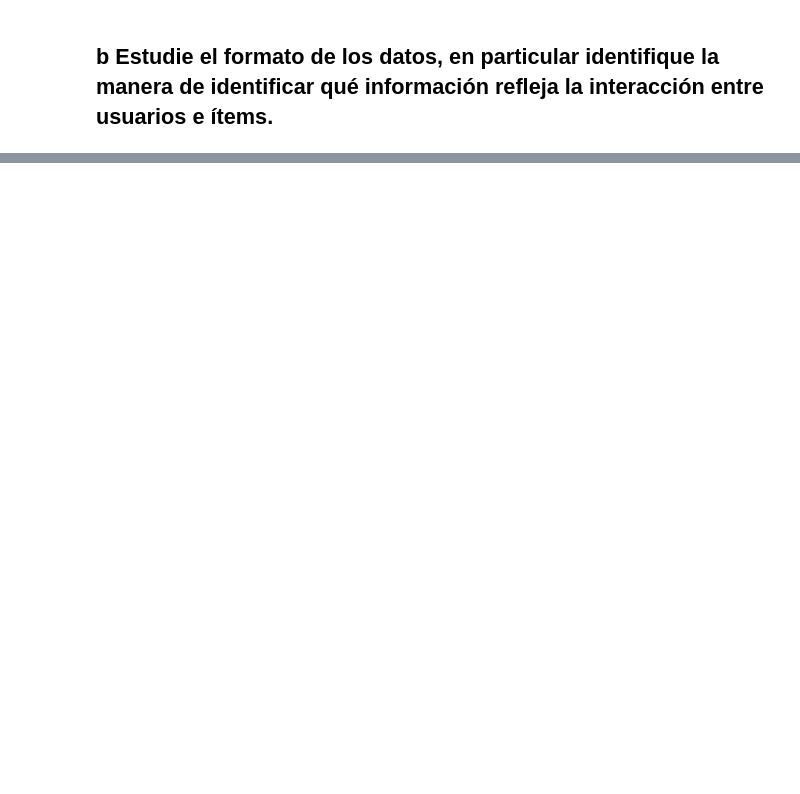
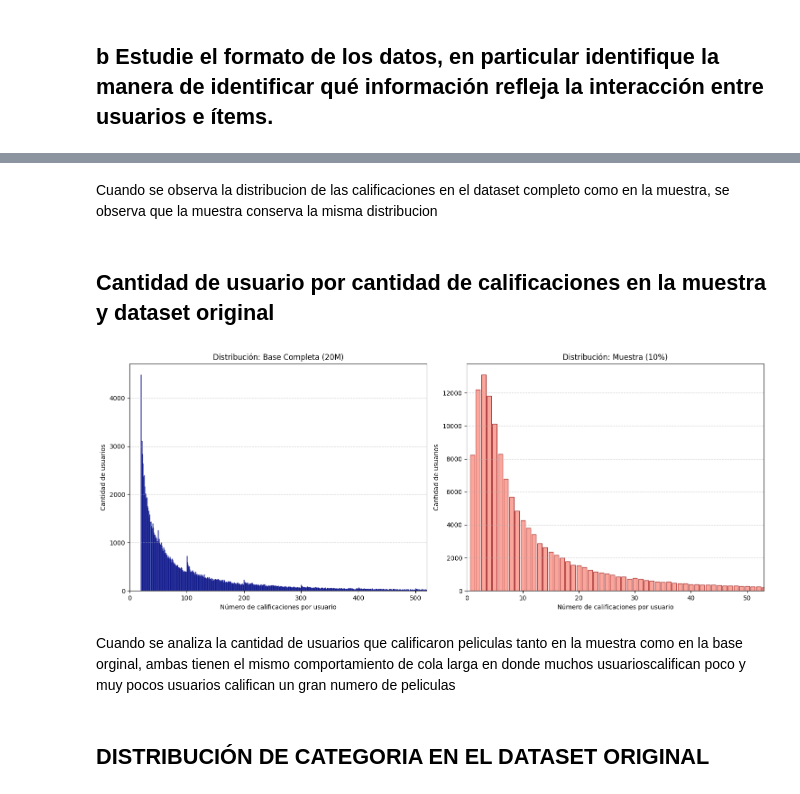
Before and after one commit to MINE4201-202601-E07/Taller-1-Notebooks, a Jupyter notebook: notebook-exploracion.ipynb, the cells around one changed output, grey strips where cells are left out. Cells and saved outputs as stored; diff of their text form; code cells hidden in the pictures; blank space fills up the shorter version.

```diff
--- a/notebook-exploracion.ipynb
+++ b/notebook-exploracion.ipynb
@@ -34,0 +128,48 @@ df_tag.head()
+# %% [markdown]
+Cuando se observa la distribucion de las calificaciones en el dataset completo como en la muestra, se observa que la muestra conserva la misma distribucion
+# %% [markdown]
+## Cantidad de usuario por cantidad de calificaciones en la muestra y dataset original
+# %%
+import matplotlib.pyplot as plt
+import numpy as np
+
+# --- 1. PROCESAMIENTO ---
+
+# Cálculo para la MUESTRA
+user_activity_sample = sample_df.groupby("userId")["rating"].count()
+x_max_sample = np.percentile(user_activity_sample, 95) # Usamos 95 para ver mejor el grueso
+activity_filtered_sample = user_activity_sample[user_activity_sample <= x_max_sample].value_counts().sort_index()
+
+# Cálculo para la BASE COMPLETA
+user_activity_full = df_rating.groupby("userId")["rating"].count()
+x_max_full = np.percentile(user_activity_full, 95)
+activity_filtered_full = user_activity_full[user_activity_full <= x_max_full].value_counts().sort_index()
+
+# --- 2. GRÁFICO UNIFICADO ---
+
+fig, (ax1, ax2) = plt.subplots(1, 2, figsize=(15, 6)) # 1 fila, 2 columnas
+
+# Gráfico 1: Base Completa
+ax1.bar(activity_filtered_full.index, activity_filtered_full.values, color='skyblue', edgecolor='navy', alpha=0.7)
+ax1.set_title("Distribución: Base Completa (20M)")
+ax1.set_xlabel("Número de calificaciones")
+ax1.set_ylabel("Cantidad de usuarios")
+ax1.set_xlim(0, x_max_full)
+ax1.grid(axis='y', linestyle='--', alpha=0.6)
+
+# Gráfico 2: Muestra
+ax2.bar(activity_filtered_sample.index, activity_filtered_sample.values, color='salmon', edgecolor='darkred', alpha=0.7)
+ax2.set_title("Distribución: Muestra (10%)")
+ax2.set_xlabel("Número de calificaciones ")
+ax2.set_ylabel("Cantidad de usuarios")
+ax2.set_xlim(0, x_max_sample)
+ax2.grid(axis='y', linestyle='--', alpha=0.6)
+
+plt.tight_layout() # Ajusta automáticamente los espacios entre gráficos
+plt.show()
+# %% [output]
+[figure, added]
+# %% [markdown]
+Cuando se analiza la cantidad de usuarios que calificaron peliculas tanto en la muestra como en la base orginal, ambas tienen el mismo comportamiento de cola larga en donde muchos usuarioscalifican poco y muy pocos usuarios califican un gran numero de peliculas
+# %% [markdown]
+## DISTRIBUCIÓN DE CATEGORIA EN EL DATASET ORIGINAL
```
Also changed, not shown: parts of 22 cells of this notebook.
